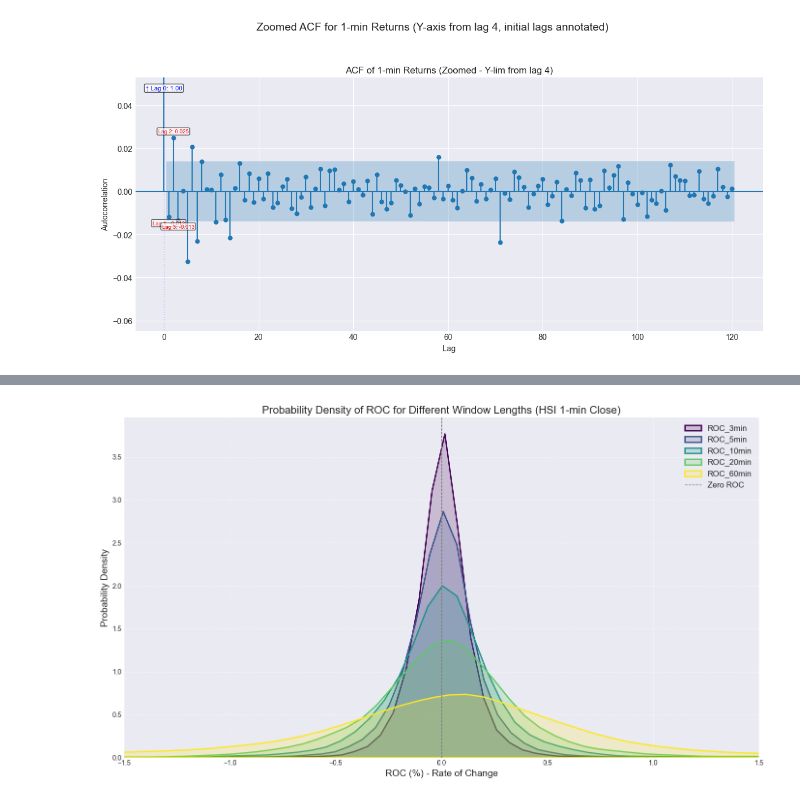
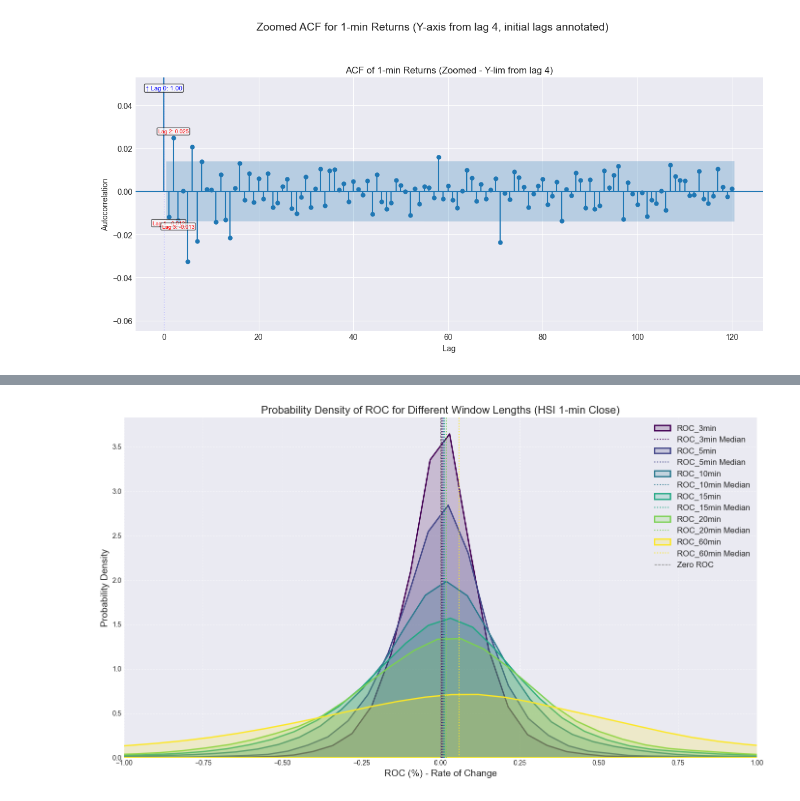
Before and after one commit to yuqiii-wang/HASEIndexQuant, a Jupyter notebook: analysis.ipynb, the cells around one changed output, grey strips where cells are left out. Saved outputs shown, nothing was run; the diff lists cells and outputs as text; code cells hidden in the pictures.

```diff
--- a/analysis.ipynb
+++ b/analysis.ipynb
@@ -434,54 +431,59 @@ plot_zoomed_acf_with_annotations(hsi_df['returns'], '1-min Returns', nlags=nlags
 [figure]
 # %%
 # --- 2. Define ROC Windows and Calculate ROCs ---
-roc_windows_to_compare = [3, 5, 10, 20, 60]  # e.g., 5-min, 10-min, 20-min, 1-hour ROC
+roc_windows_to_compare = [3, 5, 10, 15, 20, 60]  # e.g., 5-min, 10-min, 20-min, 1-hour ROC
 roc_data = {} # To store ROC series for each window
 
-for window in roc_windows_to_compare:
-    roc_col_name = f'ROC_{window}min'
-    hsi_df[roc_col_name] = hsi_df['close'].pct_change(periods=window) * 100
-    # Store the non-NaN ROC values for plotting
-    roc_data[roc_col_name] = hsi_df[roc_col_name].dropna()
+hsi_df_no_opening_no_closing_hrs = hsi_df.between_time(morning_start.strip(), afternoon_end.strip())
 
-print("\nSample of calculated ROCs:")
-print(hsi_df[[f'ROC_{w}min' for w in roc_windows_to_compare]].tail())
+for df in [hsi_df_no_opening_no_closing_hrs]:
+    for window in roc_windows_to_compare:
+        roc_col_name = f'ROC_{window}min'
+        df[roc_col_name] = df['close'].pct_change(periods=window) * 100
+        # Store the non-NaN ROC values for plotting
+        roc_data[roc_col_name] = df[roc_col_name].dropna()
 
-# --- 3. Plot KDEs of ROCs for different windows ---
-plt.style.use('seaborn-v0_8-darkgrid')
-plt.figure(figsize=(14, 8))
+    mean_close_price = df['close'].mean()
 
-colors = plt.cm.viridis(np.linspace(0, 1, len(roc_windows_to_compare)))
+    print("\nSample of calculated ROCs:")
+    print(df[[f'ROC_{w}min' for w in roc_windows_to_compare]].tail())
 
-for i, (roc_col_name, roc_series) in enumerate(roc_data.items()):
-    sns.kdeplot(roc_series, label=roc_col_name, color=colors[i], fill=True, alpha=0.2, linewidth=2)
-    # You can also print percentiles for each to quantify "rare"
-    q95 = roc_series.quantile(0.95)
-    q85 = roc_series.quantile(0.85)
-    q75 = roc_series.quantile(0.75)
-    q25 = roc_series.quantile(0.25)
-    q15 = roc_series.quantile(0.15)
-    q05 = roc_series.quantile(0.05)
-    print(f"""{roc_col_name}
-            - 5th percentile: {q05:.3f}%, 95th percentile: {q95:.3f}%
-            - 15th percentile: {q15:.3f}%, 85th percentile: {q85:.3f}%
-            - 25th percentile: {q25:.3f}%, 75th percentile: {q75:.3f}%
-          """)
+    # --- 3. Plot KDEs of ROCs for different windows ---
+    plt.style.use('seaborn-v0_8-darkgrid')
+    plt.figure(figsize=(14, 8))
+
+    colors = plt.cm.viridis(np.linspace(0, 1, len(roc_windows_to_compare)))
+
+    for i, (roc_col_name, roc_series) in enumerate(roc_data.items()):
+        sns.kdeplot(roc_series, label=roc_col_name, color=colors[i], fill=True, alpha=0.2, linewidth=2)
+        median_val = roc_series.median()
+        plt.axvline(median_val, color=colors[i], linestyle=':', linewidth=1.5,
+                    alpha=0.999, label=f'{roc_col_name} Median')
+        q95 = roc_series.quantile(0.95)
+        q85 = roc_series.quantile(0.85)
+        q75 = roc_series.quantile(0.75)
+        q25 = roc_series.quantile(0.25)
+        q15 = roc_series.quantile(0.15)
+        q05 = roc_series.quantile(0.05)
+        print(f"""{roc_col_name}
+                - 5th percentile: {q05:.5f}%, 95th percentile: {q95:.5f}%
+                - 15th percentile: {q15:.5f}%, 85th percentile: {q85:.5f}%
+                - 25th percentile: {q25:.5f}%, 75th percentile: {q75:.5f}%
+            """)
 
 
-plt.title('Probability Density of ROC for Different Window Lengths (HSI 1-min Close)', fontsize=16)
-plt.xlabel('ROC (%) - Rate of Change', fontsize=14)
-plt.ylabel('Probability Density', fontsize=14)
-plt.axvline(0, color='grey', linestyle='--', linewidth=1, label='Zero ROC')
-plt.legend(fontsize=12)
-plt.grid(True, which='both', linestyle='--', alpha=0.7)
+    plt.title('Probability Density of ROC for Different Window Lengths (HSI 1-min Close)', fontsize=16)
+    plt.xlabel('ROC (%) - Rate of Change', fontsize=14)
+    plt.ylabel('Probability Density', fontsize=14)
+    plt.axvline(0, color='grey', linestyle='--', linewidth=1, label='Zero ROC')
+    plt.legend(fontsize=12)
+    plt.grid(True, which='both', linestyle='--', alpha=0.7)
 
-# Adjust x-limits if necessary to see the tails better, can be data-dependent
-# For example, find the overall min/max ROC across all series to set robust limits
-all_roc_values = pd.concat(list(roc_data.values()))
-plot_min_roc = all_roc_values.quantile(0.001) # Show extreme 0.1% tail
-plot_max_roc = all_roc_values.quantile(0.999) # Show extreme 0.1% tail
-plt.xlim(max(plot_min_roc, -1.5), min(plot_max_roc, 1.5)) # Cap at +/- 1.5% or actual extremes if smaller
+    all_roc_values = pd.concat(list(roc_data.values()))
+    plot_min_roc = all_roc_values.quantile(0.001) # Show extreme 0.1% tail
+    plot_max_roc = all_roc_values.quantile(0.999) # Show extreme 0.1% tail
+    plt.xlim(max(plot_min_roc, -1.0), min(plot_max_roc, 1.0)) # Cap at +/- 1.5% or actual extremes if smaller
 
-plt.tight_layout()
-plt.show()
+    plt.tight_layout()
+    plt.show()
 # %% [output]
@@ -505 +512 @@ ROC_60min
-[figure, old version]
+[figure, new version]
```
Also changed, not shown: parts of 3 cells of this notebook, 6 other files.
